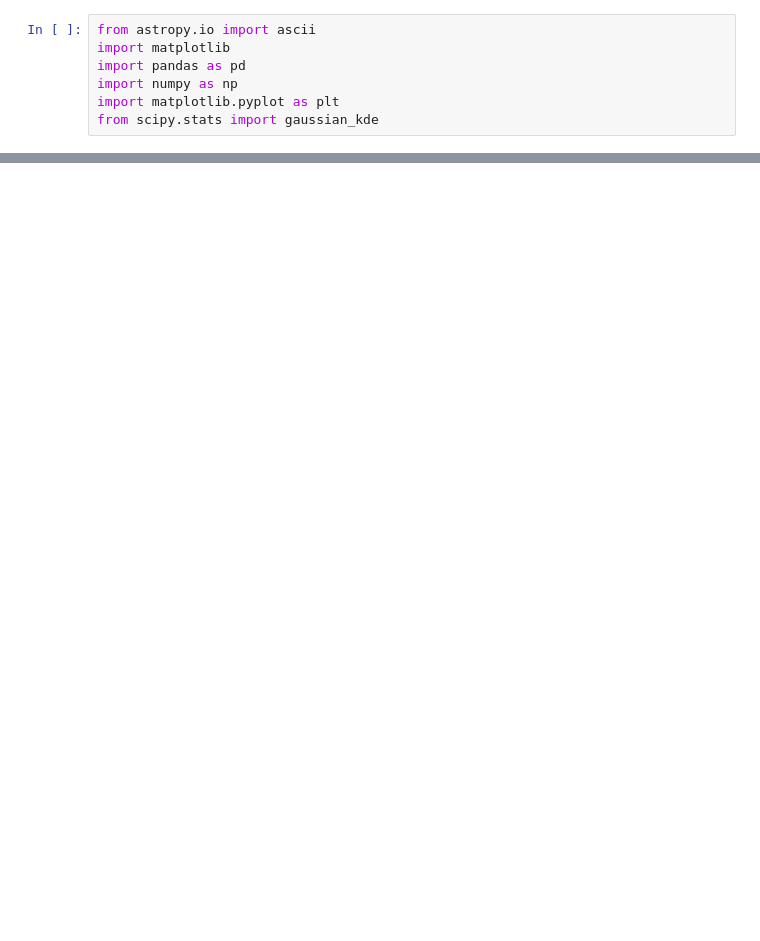
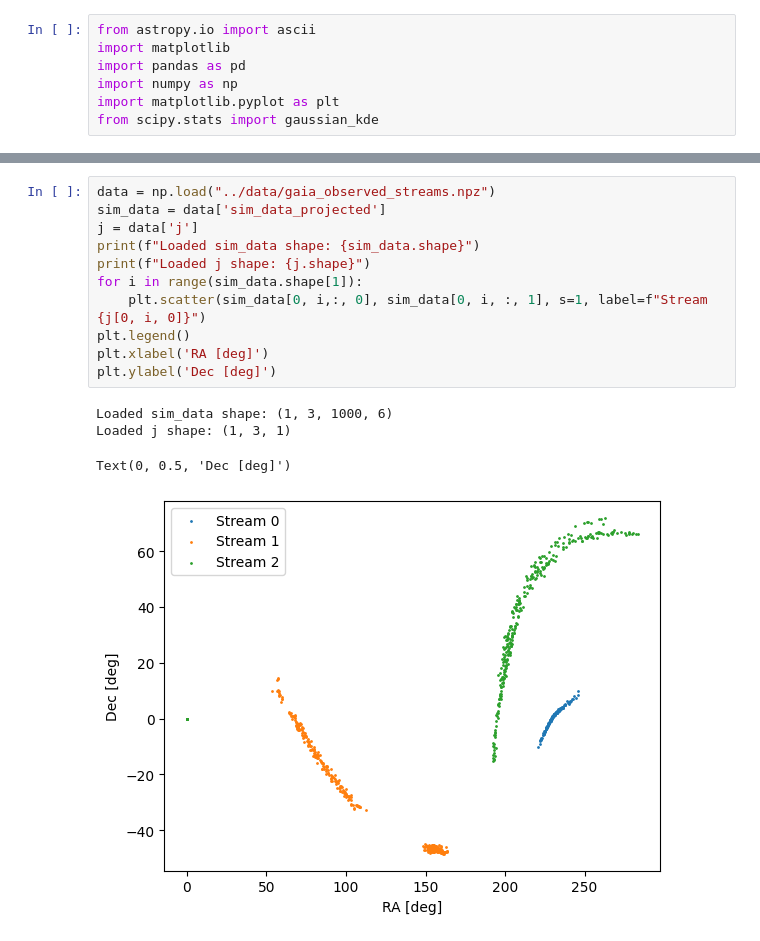
Before and after one commit to vepe99/diffusion-experiments, a Jupyter notebook: case_study5/project_stream/notebooks/read_GaiaD3.ipynb, the cells around one changed output, grey strips where cells are left out. Cells and saved outputs as stored; diff of their text form; blank space fills up the shorter version.

Commit message:
extract observed gaia stream and apply the combine inference

```diff
--- a/case_study5/project_stream/notebooks/read_GaiaD3.ipynb
+++ b/case_study5/project_stream/notebooks/read_GaiaD3.ipynb
@@ -125,0 +180,16 @@ M68: 297 stars
+# %%
+data = np.load("../data/gaia_observed_streams.npz")
+sim_data = data['sim_data_projected']
+j = data['j']
+print(f"Loaded sim_data shape: {sim_data.shape}")
+print(f"Loaded j shape: {j.shape}")
+for i in range(sim_data.shape[1]):
+    plt.scatter(sim_data[0, i,:, 0], sim_data[0, i, :, 1], s=1, label=f"Stream {j[0, i, 0]}")
+plt.legend()
+plt.xlabel('RA [deg]')
+plt.ylabel('Dec [deg]')
+# %% [output]
+Loaded sim_data shape: (1, 3, 1000, 6)
+Loaded j shape: (1, 3, 1)
+Text(0, 0.5, 'Dec [deg]')
+[figure, added]
```
Also changed, not shown: parts of 4 cells of this notebook, 2 other files.
